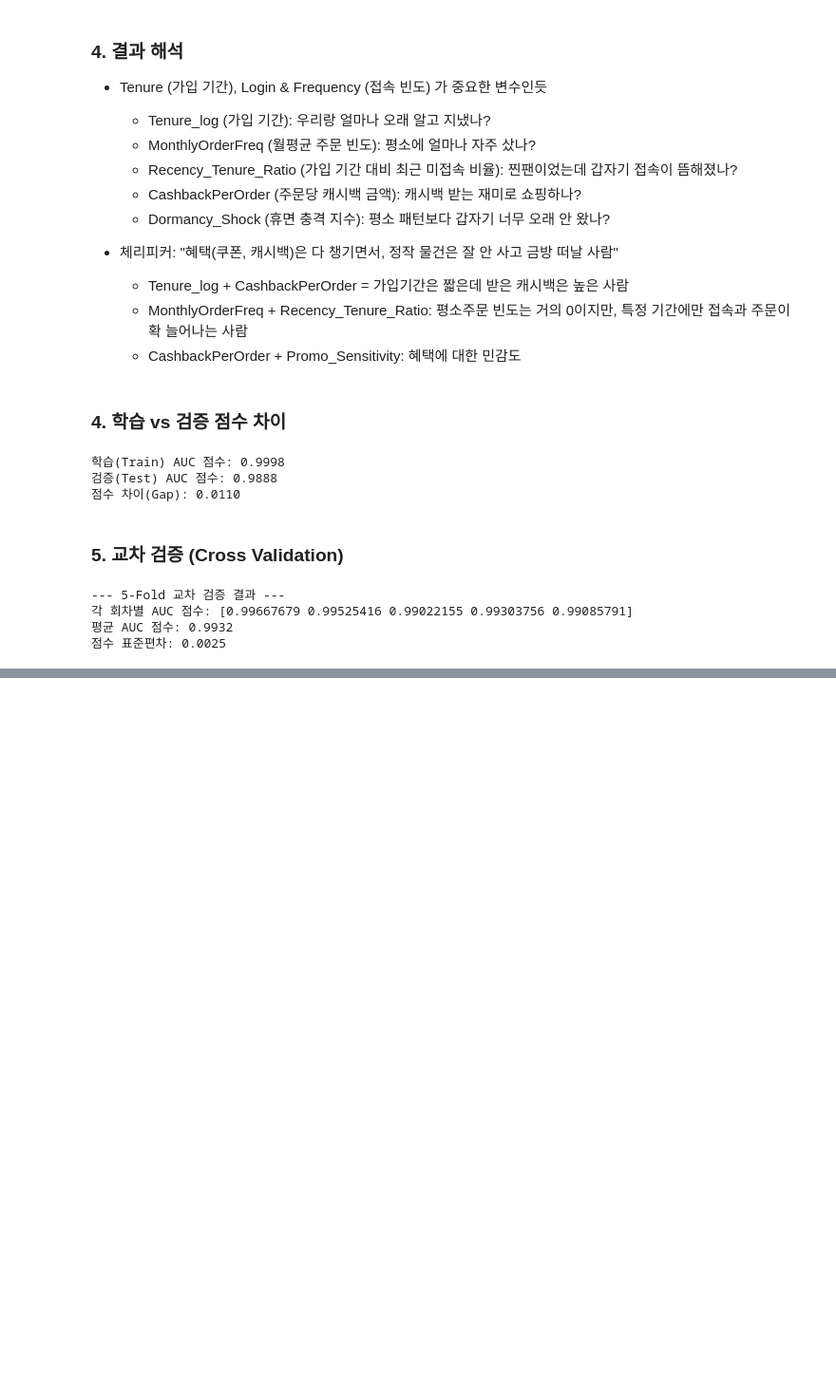
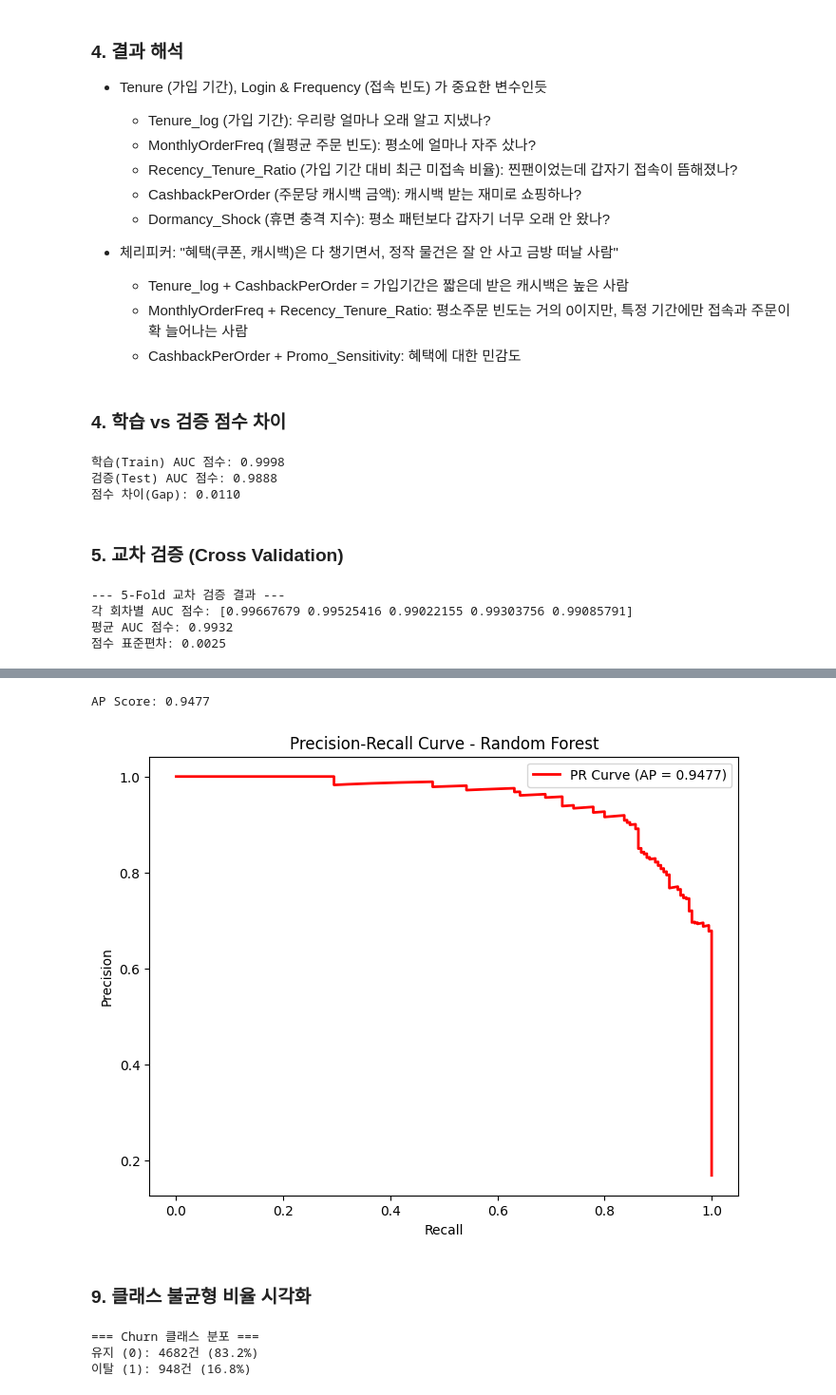
Before and after one commit to SKNETWORKS-FAMILY-AICAMP/SKN27-2nd-4TEAM, a Jupyter notebook: src/modeling/random_forest.ipynb, the cells around one changed output, grey strips where cells are left out. Shown at 95% size. Drawn from its saved outputs; the diff is of its cells as text; code cells hidden in the pictures; blank space fills up the shorter version.

```diff
--- a/src/modeling/random_forest.ipynb
+++ b/src/modeling/random_forest.ipynb
@@ -274,0 +324,33 @@ print(f"점수 표준편차: {np.std(scores):.4f}")
+# %%
+
+from sklearn.metrics import precision_recall_curve, average_precision_score
+
+precision, recall, _ = precision_recall_curve(y_test, y_prob)
+ap = average_precision_score(y_test, y_prob)
+
+print(f"AP Score: {ap:.4f}")  # ← 이 줄 추가
+
+plt.figure(figsize=(8, 6))
+plt.plot(recall, precision, color='red', lw=2, label=f'PR Curve (AP = {ap:.4f})')
+plt.xlabel('Recall')
+plt.ylabel('Precision')
+plt.title('Precision-Recall Curve - Random Forest')
+plt.legend()
+plt.show()
+# %% [output]
+AP Score: 0.9477
+[figure, added]
+# %% [markdown]
+### 9. 클래스 불균형 비율 시각화
+# %%
+# 이탈자 비율 계산
+churn_counts = y.value_counts()
+churn_ratio = y.value_counts(normalize=True) * 100
+
+print("=== Churn 클래스 분포 ===")
+print(f"유지 (0): {churn_counts[0]}건 ({churn_ratio[0]:.1f}%)")
+print(f"이탈 (1): {churn_counts[1]}건 ({churn_ratio[1]:.1f}%)")
+# %% [output]
+=== Churn 클래스 분포 ===
+유지 (0): 4682건 (83.2%)
+이탈 (1): 948건 (16.8%)
```
Also changed, not shown: parts of 12 cells of this notebook, 4 other files.
